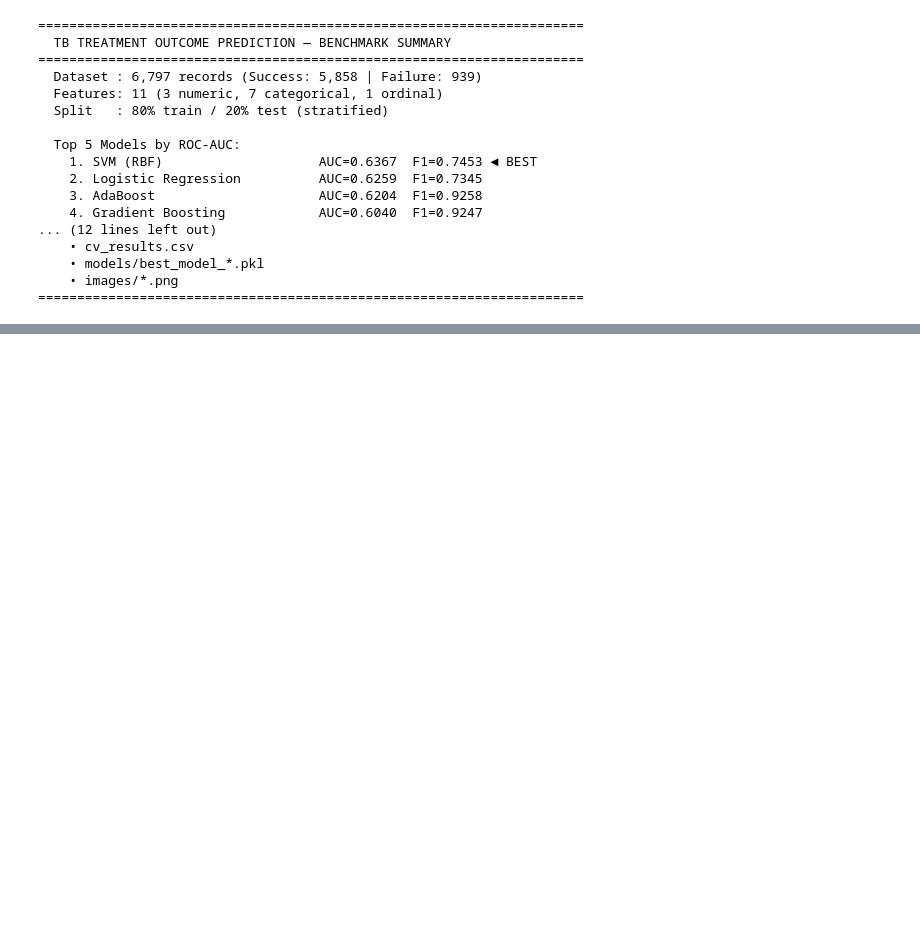
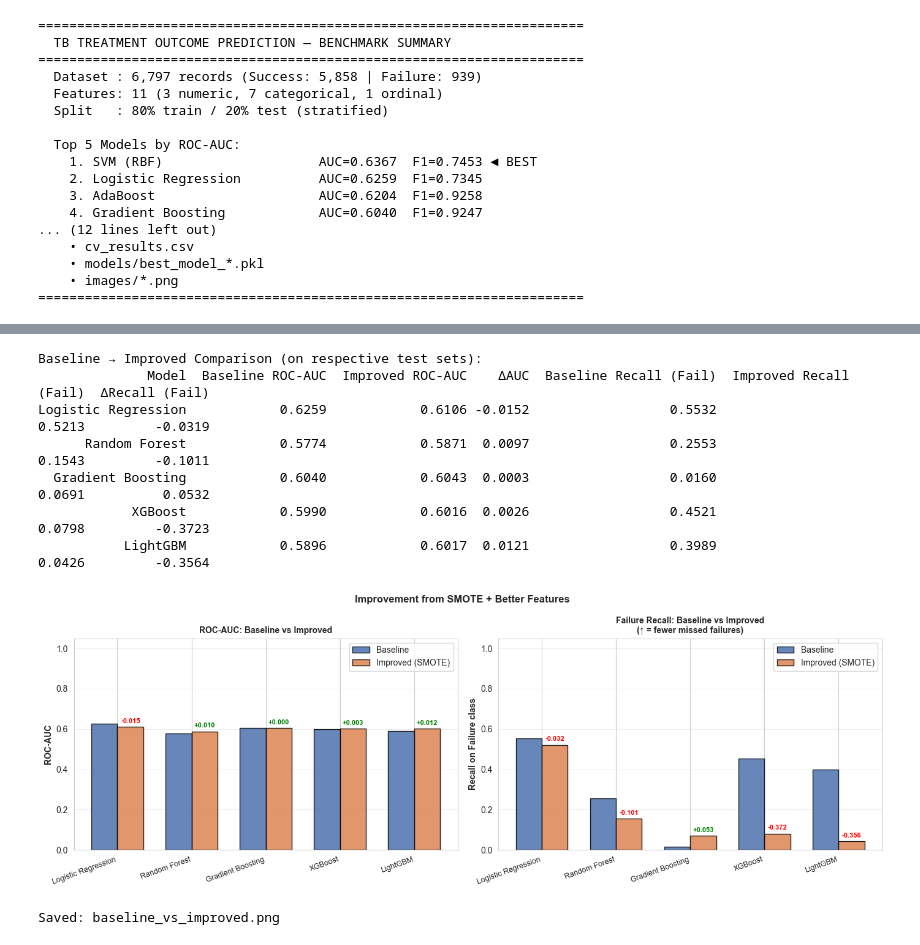
Before and after one commit to VladTemp27/TB-DOTS-CAR-CDSS, a Jupyter notebook: ml_treatment_outcome_prediction.ipynb, the cells around one changed output, grey strips where cells are left out. Cells and saved outputs as stored; diff of their text form; code cells hidden in the pictures; blank space fills up the shorter version.

Commit message:
feat: used SMOTE for class inbalance, added derived features (Delays in Notifications, Diagnosis, and Treatment)

```diff
--- a/ml_treatment_outcome_prediction.ipynb
+++ b/ml_treatment_outcome_prediction.ipynb
@@ -758,0 +991,80 @@ print('=' * 70)
+# %%
+# ── Baseline vs Improved — side-by-side on the metrics that matter ────────
+# Pull matching baseline models (drop "+ SMOTE" suffix for comparison)
+baseline_lookup = {
+    'Logistic Regression + SMOTE': 'Logistic Regression',
+    'Random Forest + SMOTE':       'Random Forest',
+    'Gradient Boosting + SMOTE':   'Gradient Boosting',
+    'XGBoost + SMOTE':             'XGBoost',
+    'LightGBM + SMOTE':            'LightGBM',
+}
+
+compare_rows = []
+for imp_name, base_name in baseline_lookup.items():
+    base_row = results_df[results_df['Model'] == base_name].iloc[0]
+    imp_row  = imp_df[imp_df['Model'] == imp_name].iloc[0]
+
+    # Retrieve baseline failure recall from classification report
+    base_pipe = trained_pipelines[base_name]
+    base_pred = base_pipe.predict(X_test)
+    base_rep  = classification_report(y_test, base_pred,
+                                      target_names=['Failure', 'Success'],
+                                      output_dict=True, zero_division=0)
+
+    compare_rows.append({
+        'Model':                     base_name,
+        'Baseline ROC-AUC':          base_row['ROC-AUC'],
+        'Improved ROC-AUC':          imp_row['ROC-AUC'],
+        'ΔAUC':                      imp_row['ROC-AUC'] - base_row['ROC-AUC'],
+        'Baseline Recall (Fail)':    base_rep['Failure']['recall'],
+        'Improved Recall (Fail)':    imp_row['Recall (Failure)'],
+        'ΔRecall (Fail)':            imp_row['Recall (Failure)'] - base_rep['Failure']['recall'],
+    })
+
+compare_df = pd.DataFrame(compare_rows)
+
+print('Baseline → Improved Comparison (on respective test sets):')
+print(compare_df.to_string(index=False, float_format='{:.4f}'.format))
+
+# ── Grouped bar chart ──────────────────────────────────────────────────────
+fig, axes = plt.subplots(1, 2, figsize=(14, 5))
+model_labels = [r.replace(' + SMOTE', '') for r in compare_df['Model']]
+x = np.arange(len(model_labels))
+w = 0.35
+
+for ax, base_col, imp_col, title, ylabel in [
+    (axes[0], 'Baseline ROC-AUC', 'Improved ROC-AUC', 'ROC-AUC: Baseline vs Improved', 'ROC-AUC'),
+    (axes[1], 'Baseline Recall (Fail)', 'Improved Recall (Fail)',
+     'Failure Recall: Baseline vs Improved\n(↑ = fewer missed failures)', 'Recall on Failure class'),
+]:
+    b1 = ax.bar(x - w/2, compare_df[base_col], w, label='Baseline', color='#4C72B0', alpha=0.85, edgecolor='black')
+    b2 = ax.bar(x + w/2, compare_df[imp_col],  w, label='Improved (SMOTE)', color='#DD8452', alpha=0.85, edgecolor='black')
+    ax.set_xticks(x)
+    ax.set_xticklabels(model_labels, rotation=20, ha='right', fontsize=9)
+    ax.set_ylabel(ylabel, fontweight='bold')
+    ax.set_title(title, fontweight='bold', fontsize=10)
+    ax.legend()
+    ax.set_ylim(0, 1.05)
+    ax.grid(axis='y', alpha=0.3)
+    # Delta labels
+    for xi, (bv, iv) in enumerate(zip(compare_df[base_col], compare_df[imp_col])):
+        delta = iv - bv
+        color = 'green' if delta > 0 else 'red'
+        ax.text(xi + w/2, iv + 0.02, f'{delta:+.3f}', ha='center', fontsize=8,
+                color=color, fontweight='bold')
+
+plt.suptitle('Improvement from SMOTE + Better Features', fontsize=12, fontweight='bold')
+plt.tight_layout()
+plt.savefig('outputs/images/baseline_vs_improved.png', dpi=150, bbox_inches='tight')
+plt.show()
+print('Saved: baseline_vs_improved.png')
+# %% [output]
+Baseline → Improved Comparison (on respective test sets):
+              Model  Baseline ROC-AUC  Improved ROC-AUC    ΔAUC  Baseline Recall (Fail)  Improved Recall (Fail)  ΔRecall (Fail)
+Logistic Regression            0.6259            0.6106 -0.0152                  0.5532                  0.5213         -0.0319
+      Random Forest            0.5774            0.5871  0.0097                  0.2553                  0.1543         -0.1011
+  Gradient Boosting            0.6040            0.6043  0.0003                  0.0160                  0.0691          0.0532
+            XGBoost            0.5990            0.6016  0.0026                  0.4521                  0.0798         -0.3723
+           LightGBM            0.5896            0.6017  0.0121                  0.3989                  0.0426         -0.3564
+[figure, added]
+Saved: baseline_vs_improved.png
```
Also changed, not shown: parts of 9 cells of this notebook.
